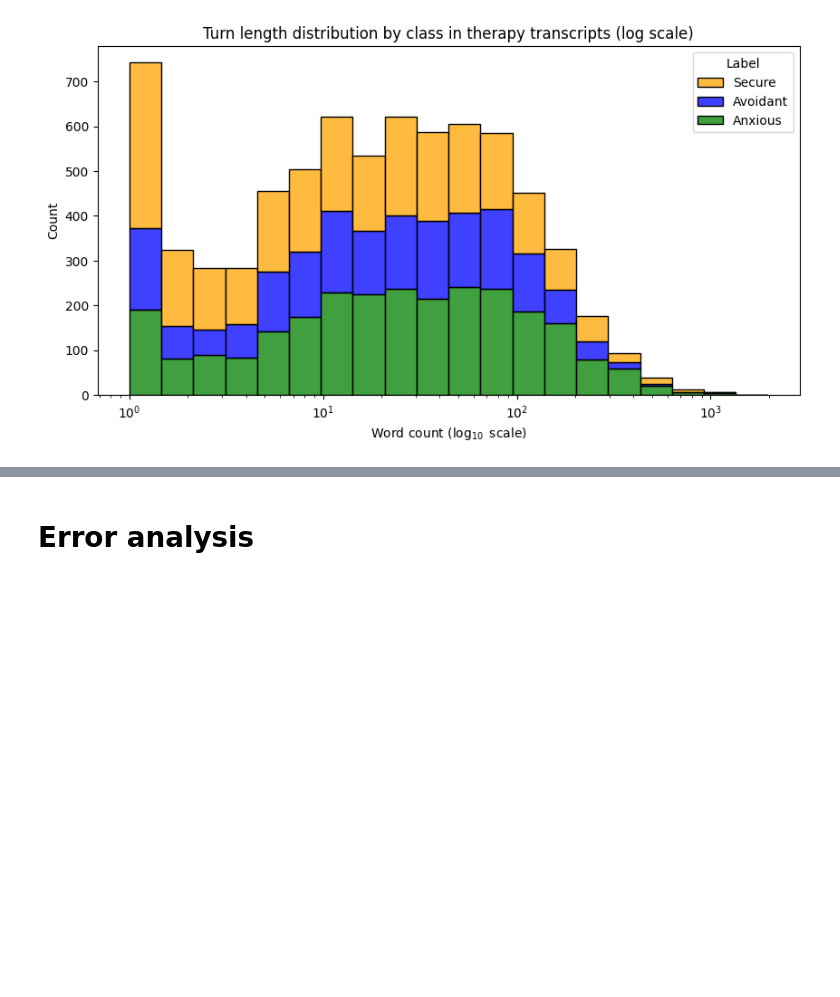
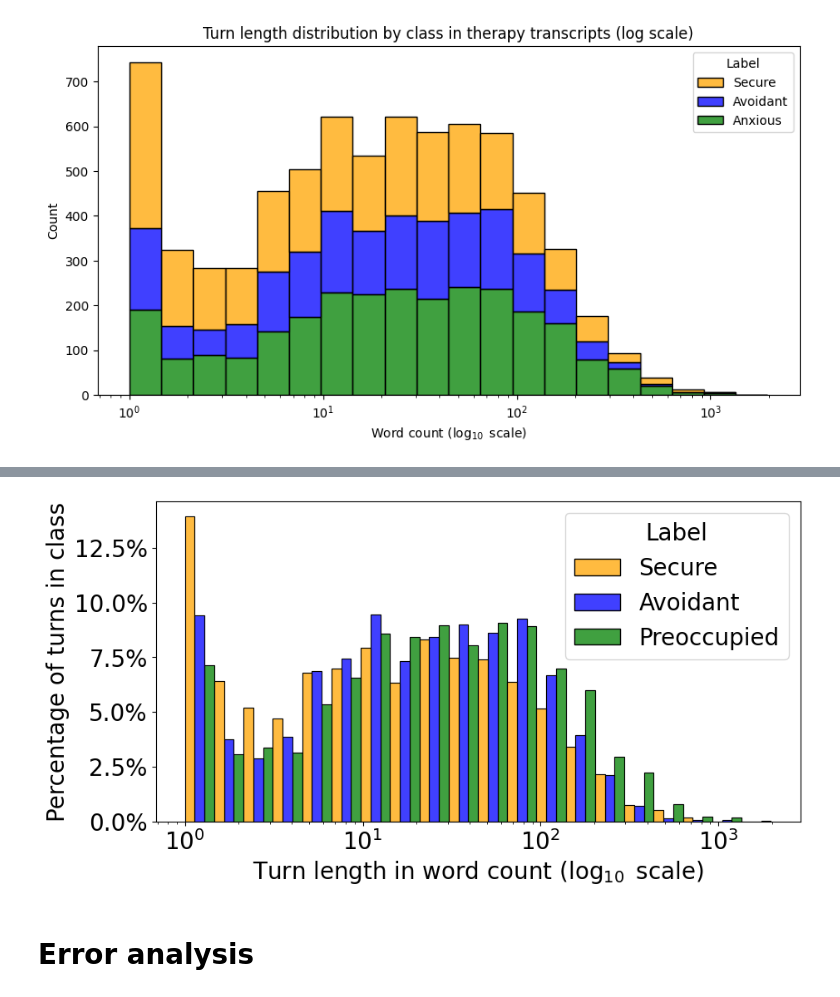
Before and after one commit to Fred-Bred/SDS-thesis, a Jupyter notebook: src/plotting.ipynb, the cells around one changed output, grey strips where cells are left out. Saved outputs shown, nothing was run; the diff lists cells and outputs as text; code cells hidden in the pictures; blank space fills up the shorter version.

```diff
--- a/src/plotting.ipynb
+++ b/src/plotting.ipynb
@@ -217,3 +225,29 @@ plt.show()
+# %%
+# Define the class names
+class_names = {1: "Avoidant", 2: "Secure", 3: "Preoccupied"}
+
+# Replace the numbers in the "label" column with the class names
+full['Label'] = full['Label'].replace(class_names)
+
+# Plot turn length distributions by class
+# Define the color palette
+palette = {"Avoidant": 'blue', "Secure": 'orange', "Preoccupied": 'green'}
+
+plt.figure(figsize=(10, 5))
+plt.xscale("log")
+
+# Calculate weights to normalize the histogram within each class
+weights = full.groupby('Label')['turn_length'].transform(lambda x: 1 / len(x))
+
+sns.histplot(data=full, x="turn_length", bins=20, hue="Label", palette=palette, multiple="dodge", legend=True, weights=weights)
+plt.xlabel("Turn length in word count ($\log_{10}$ scale)")
+plt.ylabel("Percentage of turns in class")
+plt.gca().yaxis.set_major_formatter(PercentFormatter(1))
+plt.rcParams.update({'font.size': 20})
+plt.savefig("../TeX/figures/updates/log_dodge_turn_length_by_class.png", bbox_inches='tight')
+plt.show()
+# %% [output]
+[figure, added]
 # %% [markdown]
 # Error analysis
 # %%
```
Also changed, not shown: parts of 3 cells of this notebook, 4 other files.
